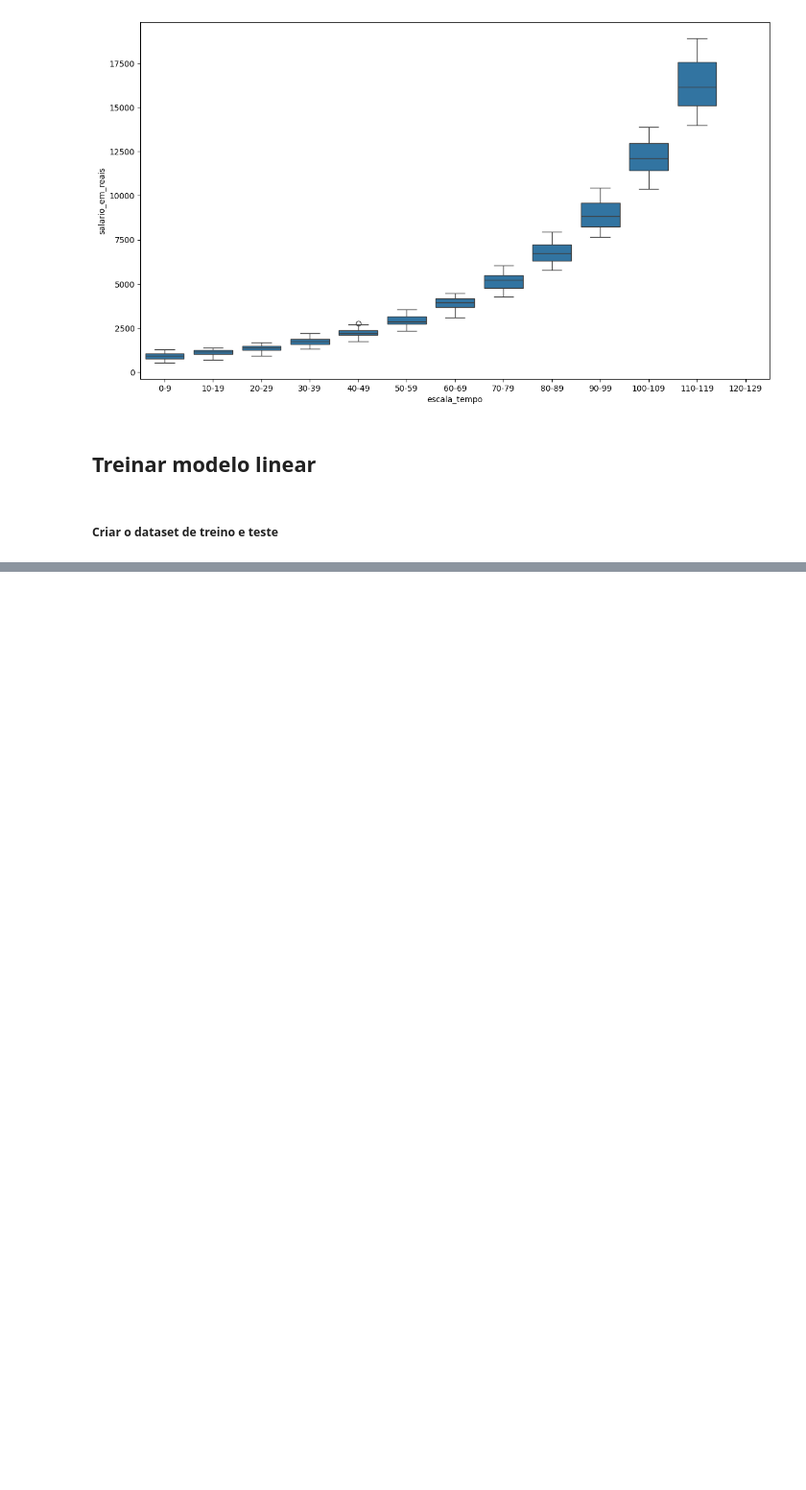
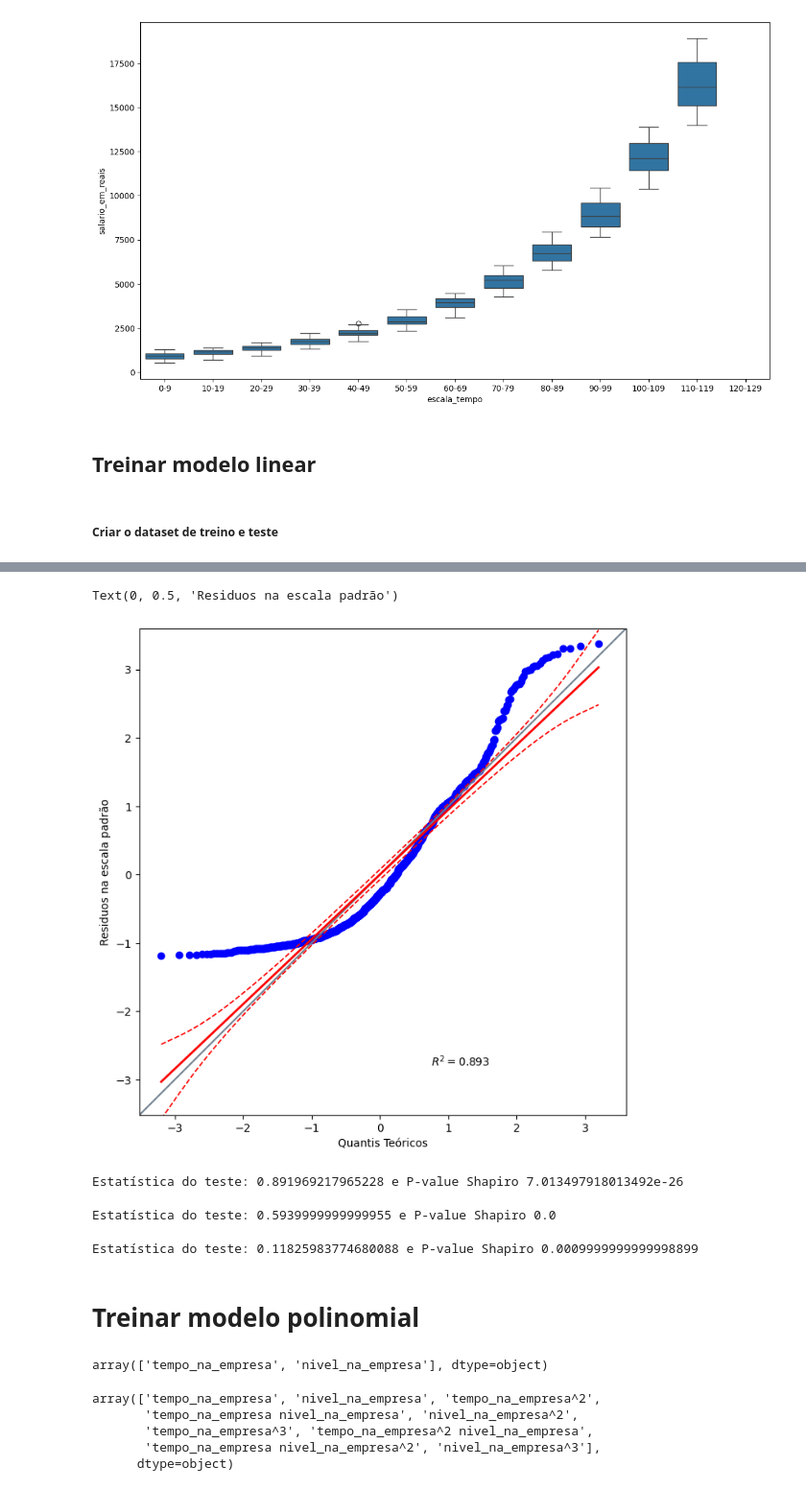
Before and after one commit to sjunqueira/PolinomialModel, a Jupyter notebook: modelo_salario.ipynb, the cells around one changed output, grey strips where cells are left out. Shown at 96% size. Cells and saved outputs as stored; diff of their text form; code cells hidden in the pictures; blank space fills up the shorter version.

```diff
--- a/modelo_salario.ipynb
+++ b/modelo_salario.ipynb
@@ -176,0 +252,52 @@ r2_score_fold_test = []
+# %%
+# Checar se residuos seguem distribuição normal
+import pingouin as pg
+
+plt.figure(figsize=(14,8))
+pg.qqplot(residuos_std, dist='norm', confidence=0.95)
+plt.xlabel('Quantis Teóricos')
+plt.ylabel('Residuos na escala padrão')
+# %% [output]
+Text(0, 0.5, 'Residuos na escala padrão')
+[figure, added]
+# %%
+# Teste de normalidade Papiro Wilke
+from scipy.stats import shapiro, kstest
+from statsmodels.stats.diagnostic import lilliefors
+
+stat_shapiro, p_value_shapiro = shapiro(residuos)
+print(f'Estatística do teste: {stat_shapiro} e P-value Shapiro {p_value_shapiro}')
+# %% [output]
+Estatística do teste: 0.891969217965228 e P-value Shapiro 7.013497918013492e-26
+# %%
+# Teste de normalidade Kolmogorov-Smirnov
+stat_ks, p_value_ks = kstest(residuos, 'norm')
+print(f'Estatística do teste: {stat_ks} e P-value Shapiro {p_value_ks}')
+# %% [output]
+Estatística do teste: 0.5939999999999955 e P-value Shapiro 0.0
+# %%
+# Teste de normalidade Liliefors
+
+stat_ll, p_value_ll = lilliefors(residuos, 'norm', pvalmethod='table')
+print(f'Estatística do teste: {stat_ll} e P-value Shapiro {p_value_ll}')
+# %% [output]
+Estatística do teste: 0.11825983774680088 e P-value Shapiro 0.0009999999999998899
+# %% [markdown]
+# Treinar modelo polinomial
+# %%
+# Exemplo de criação de Features pólinomiais
+feat_poly = PolynomialFeatures(degree=3, include_bias=False)
+
+X_poly = feat_poly.fit_transform(X)
+
+feat_poly.feature_names_in_
+# %% [output]
+array(['tempo_na_empresa', 'nivel_na_empresa'], dtype=object)
+# %%
+feat_poly.get_feature_names_out(feat_poly.feature_names_in_)
+# %% [output]
+array(['tempo_na_empresa', 'nivel_na_empresa', 'tempo_na_empresa^2',
+       'tempo_na_empresa nivel_na_empresa', 'nivel_na_empresa^2',
+       'tempo_na_empresa^3', 'tempo_na_empresa^2 nivel_na_empresa',
+       'tempo_na_empresa nivel_na_empresa^2', 'nivel_na_empresa^3'],
+      dtype=object)
```
Also changed, not shown: parts of 21 cells of this notebook, 3 other files.
